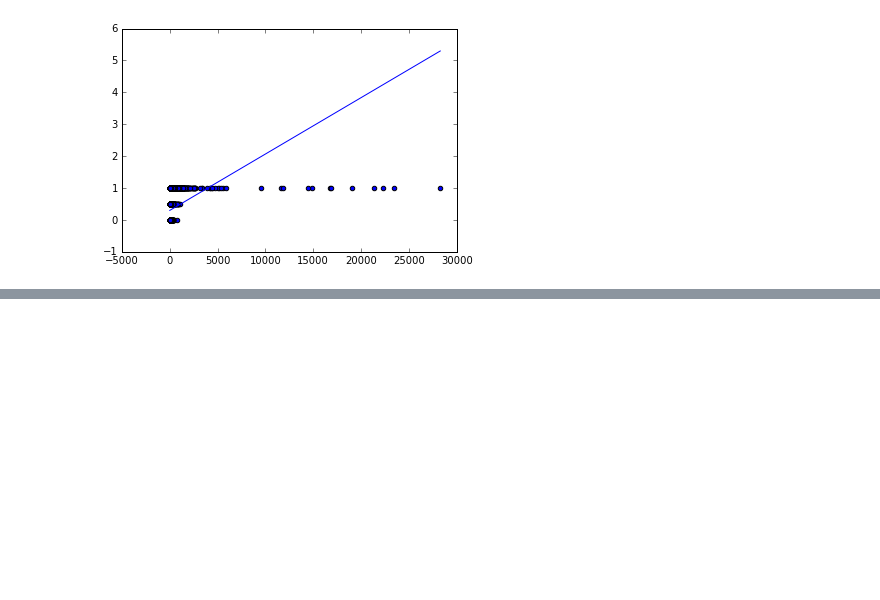
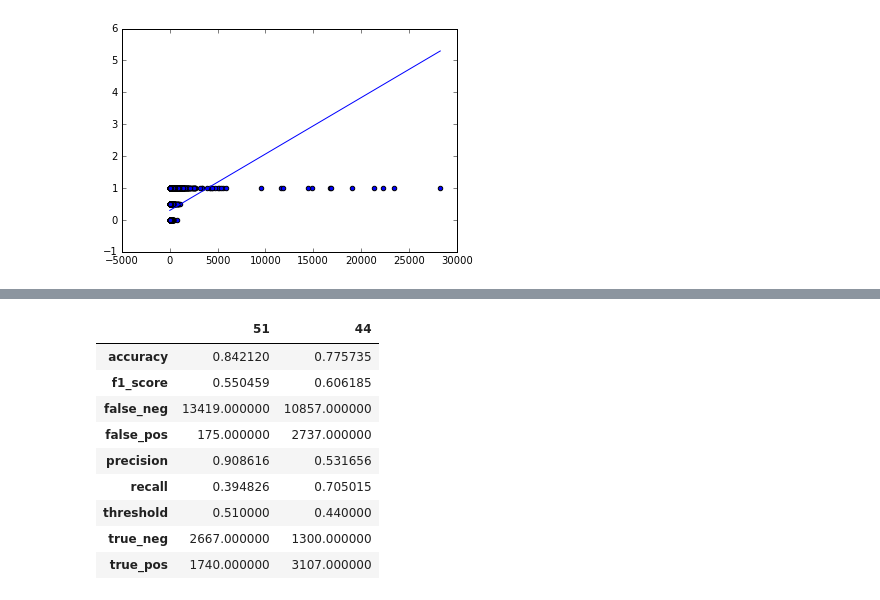
Before and after one commit to blin17/reddit_nba_predictor, a Jupyter notebook: Reddit_Analysis.ipynb, the cells around one changed output, grey strips where cells are left out. Drawn from its saved outputs; the diff is of its cells as text; code cells hidden in the pictures; blank space fills up the shorter version.

```diff
--- a/Reddit_Analysis.ipynb
+++ b/Reddit_Analysis.ipynb
@@ -116,0 +280,14 @@ model.fit()
+# %%
+# WITH DOMAIN FEATURES
+pd.concat([a_df1.iloc[a_df1.accuracy.argmax()], a_df1.iloc[a_df1.f1_score.argmax()]], axis =1)
+# %% [output]
+|  | 51 | 44 |
+| accuracy | 0.842120 | 0.775735 |
+| f1_score | 0.550459 | 0.606185 |
+| false_neg | 13419.000000 | 10857.000000 |
+| false_pos | 175.000000 | 2737.000000 |
+| precision | 0.908616 | 0.531656 |
+| recall | 0.394826 | 0.705015 |
+| threshold | 0.510000 | 0.440000 |
+| true_neg | 2667.000000 | 1300.000000 |
+| true_pos | 1740.000000 | 3107.000000 |
```
Also changed, not shown: parts of 10 cells of this notebook.
